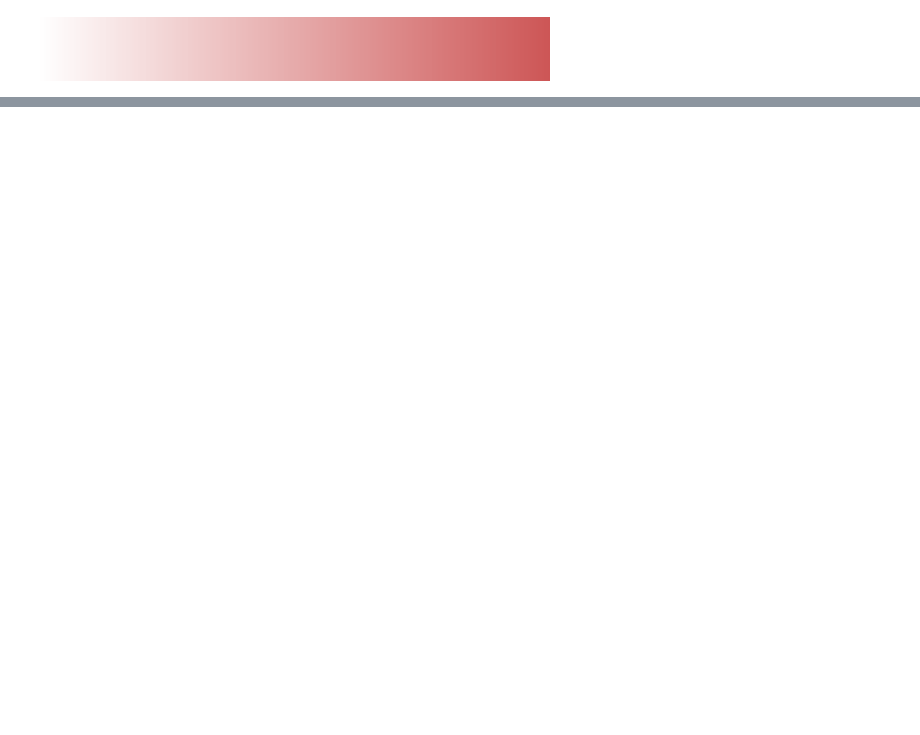
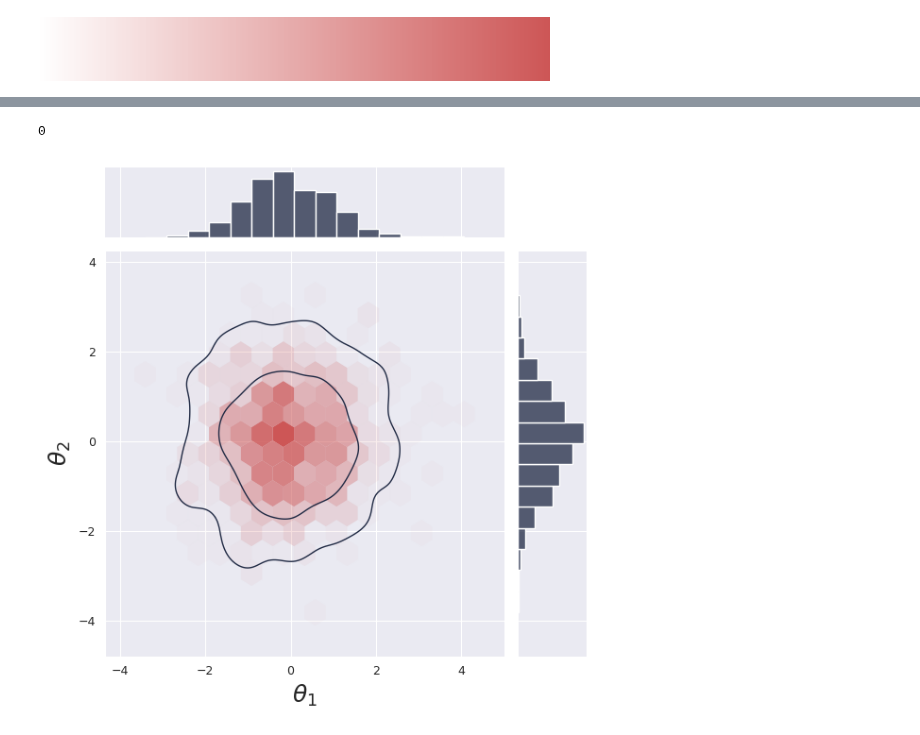
Before and after one commit to aurelio-amerio/GenSBI, a Jupyter notebook: test_plotting.ipynb, the cells around one changed output, grey strips where cells are left out. Cells and saved outputs as stored; diff of their text form; code cells hidden in the pictures; blank space fills up the shorter version.

```diff
--- a/test_plotting.ipynb
+++ b/test_plotting.ipynb
@@ -65,0 +92,55 @@ g.map_diag(sns.histplot, bins=25, color="#202A44", fill=True)
+# %%
+base_color = "#CD5656"  # Base color for the hexbin and kdeplot
+hist_color = "#202A44"  # Color for the histograms
+# %%
+def plot_marginals_2d(data, plot_levels=True, labels=None, gridsize=15, hexbin_kwargs={}, histplot_kwargs={}):
+    if labels is None:
+        labels = [r"$\theta_{}$".format(i) for i in range(1, data.shape[1] + 1)]
+    dataframe = pd.DataFrame(data, columns=labels)
+
+    cmap = hexbin_kwargs.pop('cmap', transparent_cmap)
+    color = hexbin_kwargs.pop('color', [0,0,0,0])  # Default to transparent color
+    gridsize = hexbin_kwargs.pop('gridsize', gridsize)
+
+
+    g = sns.jointplot(data=dataframe, x=labels[0], y=labels[1], kind="hex", height=6, gridsize=gridsize, marginal_kws=dict(bins=gridsize, fill=True, color=hist_color),joint_kws=dict(cmap=cmap, color=color, gridsize=gridsize))
+
+    if plot_levels:
+        levels = np.sort(1-np.array([0.6827, 0.9545]))
+        g.plot_joint(sns.kdeplot, color=hist_color, zorder=3, levels=levels, alpha=1, linewidths=1)
+    return g
+# %%
+def setup_figure_pars(pars_dict={}):
+    # update plotting parameters from a dictionary
+    fig_width = 8  # width in inches
+    fig_height = 8  # height in inches
+    fig_size =  pars_dict.get('fig_size', [fig_width, fig_height])
+    params = {'axes.labelsize': 18, #unit
+            #   'axes.titlesize': 22,  #title
+              'font.size': 9,
+              'legend.fontsize': 14,
+            #   'xtick.labelsize':12, #ticks
+            #   'ytick.labelsize':12,
+              #'text.usetex': True,
+            #   'figure.figsize': fig_size,
+            #   'xtick.major.size' : 6,
+            #   'ytick.major.size' : 6,
+            #   'xtick.minor.size' : 3,
+            #   'ytick.minor.size' : 3,
+            }
+    for key in params.keys():
+        if key in pars_dict:
+            params[key] = pars_dict[key]
+    plt.rcParams.update(params)
+    return 0
+
+setup_figure_pars()
+# %% [output]
+0
+# %%
+sns.set_style("darkgrid")
+# %%
+plot_marginals_2d(data)
+plt.show()
+# %% [output]
+[figure, added]
```
Also changed, not shown: parts of 6 cells of this notebook, 1 other file.
